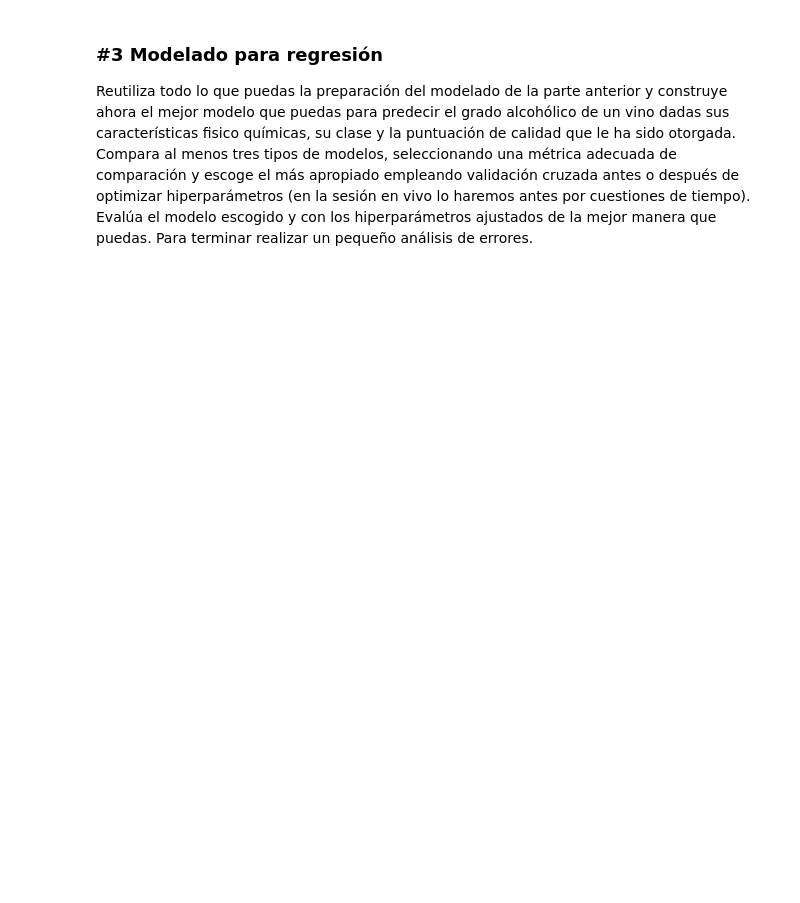
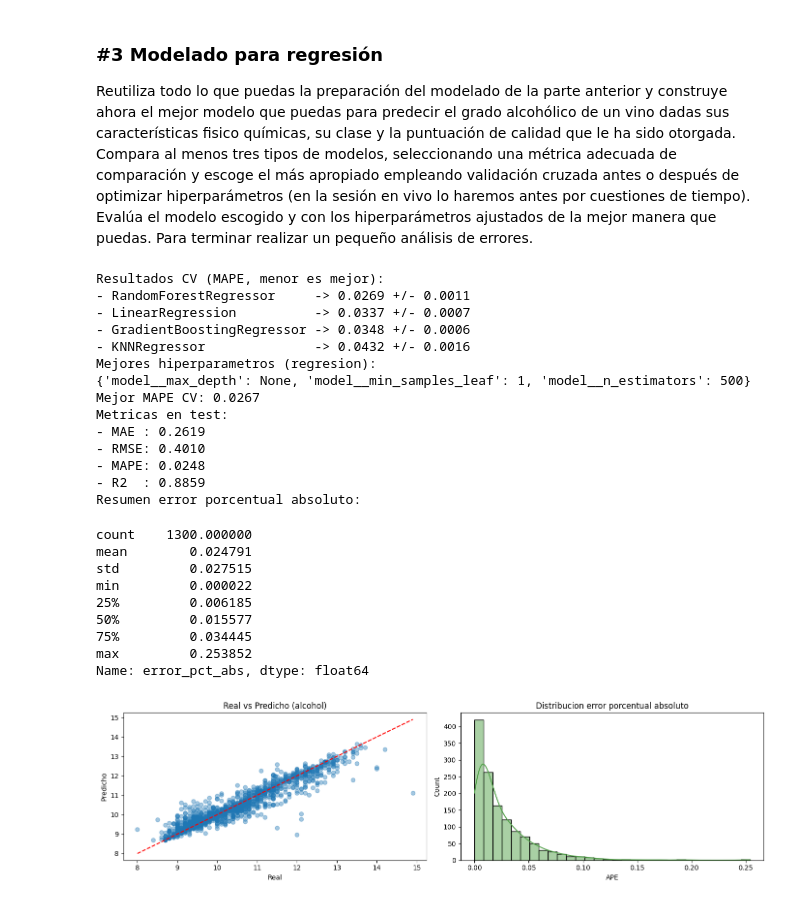
Before and after one commit to sergiomfuente/ONLINE_DS_THEBRIDGE_RepoEjercicios, a Jupyter notebook: Sprint 12/Challenge 2/18_Practica_Obligatoria_Repaso_Supervisado.ipynb, the cells around one changed output. Saved outputs shown, nothing was run; the diff lists cells and outputs as text; code cells hidden in the pictures; blank space fills up the shorter version.

```diff
--- a/Sprint 12/Challenge 2/18_Practica_Obligatoria_Repaso_Supervisado.ipynb
+++ b/Sprint 12/Challenge 2/18_Practica_Obligatoria_Repaso_Supervisado.ipynb
@@ -244,7 +298,7 @@ for name, model in reg_models.items():
         ("model", model),
     ])
     # sklearn devuelve negativo para metricas de error
-    mape_scores = -cross_val_score(pipe, X_train_r, y_train_r, cv=5, scoring="neg_mean_absolute_percentage_error", n_jobs=1)
+    mape_scores = -cross_val_score(pipe, X_train_r, y_train_r, cv=5, scoring="neg_mean_absolute_percentage_error", n_jobs=-1)
     cv_reg_results.append((name, mape_scores.mean(), mape_scores.std()))
 
 cv_reg_results = sorted(cv_reg_results, key=lambda x: x[1])
@@ -269,11 +323,10 @@ grid_reg = GridSearchCV(
     param_grid=param_grid_reg,
     scoring="neg_mean_absolute_percentage_error",
     cv=5,
-    n_jobs=1,
+    n_jobs=-1,
 )
 grid_reg.fit(X_train_r, y_train_r)
 
-print()
 print("Mejores hiperparametros (regresion):")
 print(grid_reg.best_params_)
 print(f"Mejor MAPE CV: {-grid_reg.best_score_:.4f}")
@@ -286,36 +339,59 @@ rmse = np.sqrt(mean_squared_error(y_test_r, y_pred_r))
 mape = mean_absolute_percentage_error(y_test_r, y_pred_r)
 r2 = r2_score(y_test_r, y_pred_r)
 
-print()
 print("Metricas en test:")
 print(f"- MAE : {mae:.4f}")
 print(f"- RMSE: {rmse:.4f}")
 print(f"- MAPE: {mape:.4f}")
 print(f"- R2  : {r2:.4f}")
 
 # Analisis de errores de regresion
 error_df = X_test_r.copy()
 error_df["alcohol_real"] = y_test_r.values
 error_df["alcohol_pred"] = y_pred_r
 error_df["error_abs"] = (error_df["alcohol_real"] - error_df["alcohol_pred"]).abs()
 error_df["error_pct_abs"] = error_df["error_abs"] / error_df["alcohol_real"].replace(0, np.nan)
 
-print()
 print("Resumen error porcentual absoluto:")
 display(error_df["error_pct_abs"].describe())
 
 fig, ax = plt.subplots(1, 2, figsize=(14, 4))
 
 ax[0].scatter(y_test_r, y_pred_r, alpha=0.4)
 lims = [min(y_test_r.min(), y_pred_r.min()), max(y_test_r.max(), y_pred_r.max())]
 ax[0].plot(lims, lims, "r--")
 ax[0].set_title("Real vs Predicho (alcohol)")
 ax[0].set_xlabel("Real")
 ax[0].set_ylabel("Predicho")
 
 sns.histplot(error_df["error_pct_abs"].dropna(), bins=30, kde=True, ax=ax[1], color="#54A24B")
 ax[1].set_title("Distribucion error porcentual absoluto")
 ax[1].set_xlabel("APE")
 
 plt.tight_layout()
 plt.show()
+# %% [output]
+Resultados CV (MAPE, menor es mejor):
+- RandomForestRegressor     -> 0.0269 +/- 0.0011
+- LinearRegression          -> 0.0337 +/- 0.0007
+- GradientBoostingRegressor -> 0.0348 +/- 0.0006
+- KNNRegressor              -> 0.0432 +/- 0.0016
+Mejores hiperparametros (regresion):
+{'model__max_depth': None, 'model__min_samples_leaf': 1, 'model__n_estimators': 500}
+Mejor MAPE CV: 0.0267
+Metricas en test:
+- MAE : 0.2619
+- RMSE: 0.4010
+- MAPE: 0.0248
+- R2  : 0.8859
+Resumen error porcentual absoluto:
+count    1300.000000
+mean        0.024791
+std         0.027515
+min         0.000022
+25%         0.006185
+50%         0.015577
+75%         0.034445
+max         0.253852
+Name: error_pct_abs, dtype: float64
+[figure, added]
```
Also changed, not shown: parts of 2 cells of this notebook.
